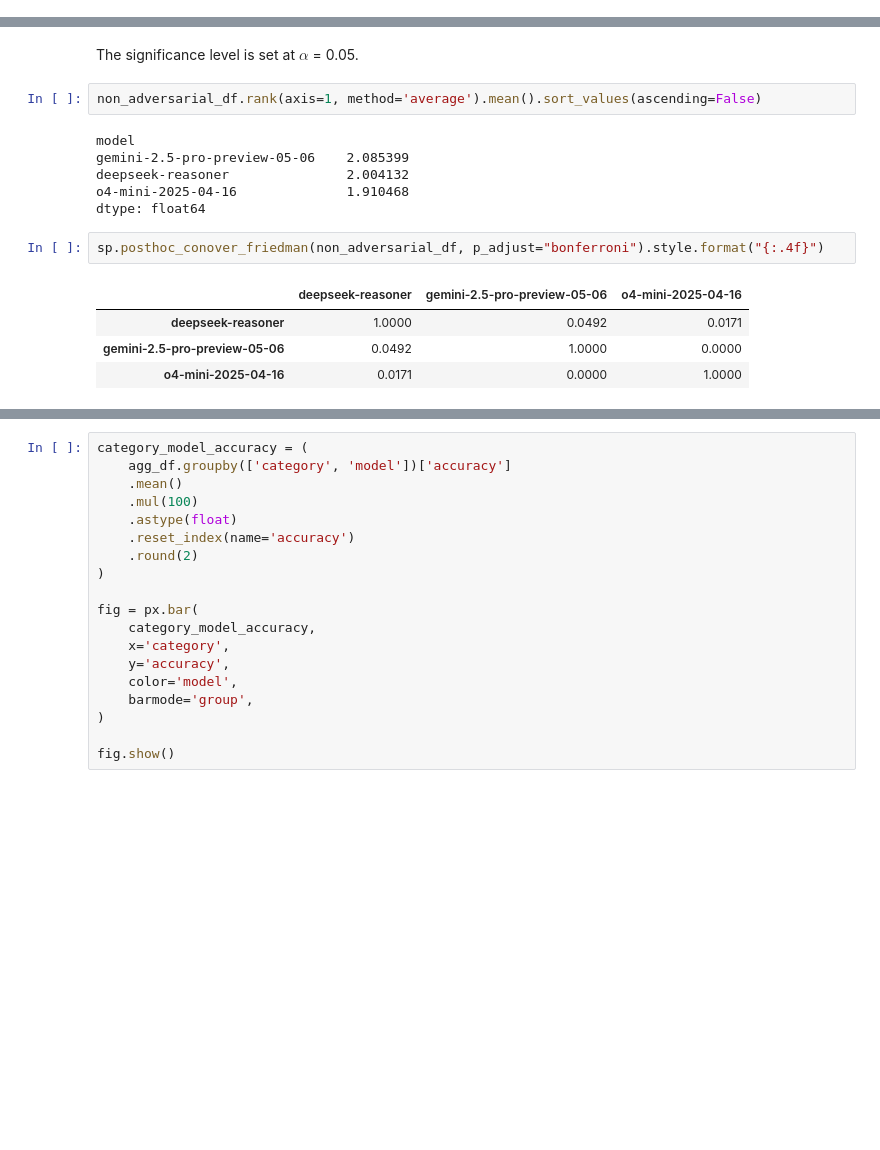
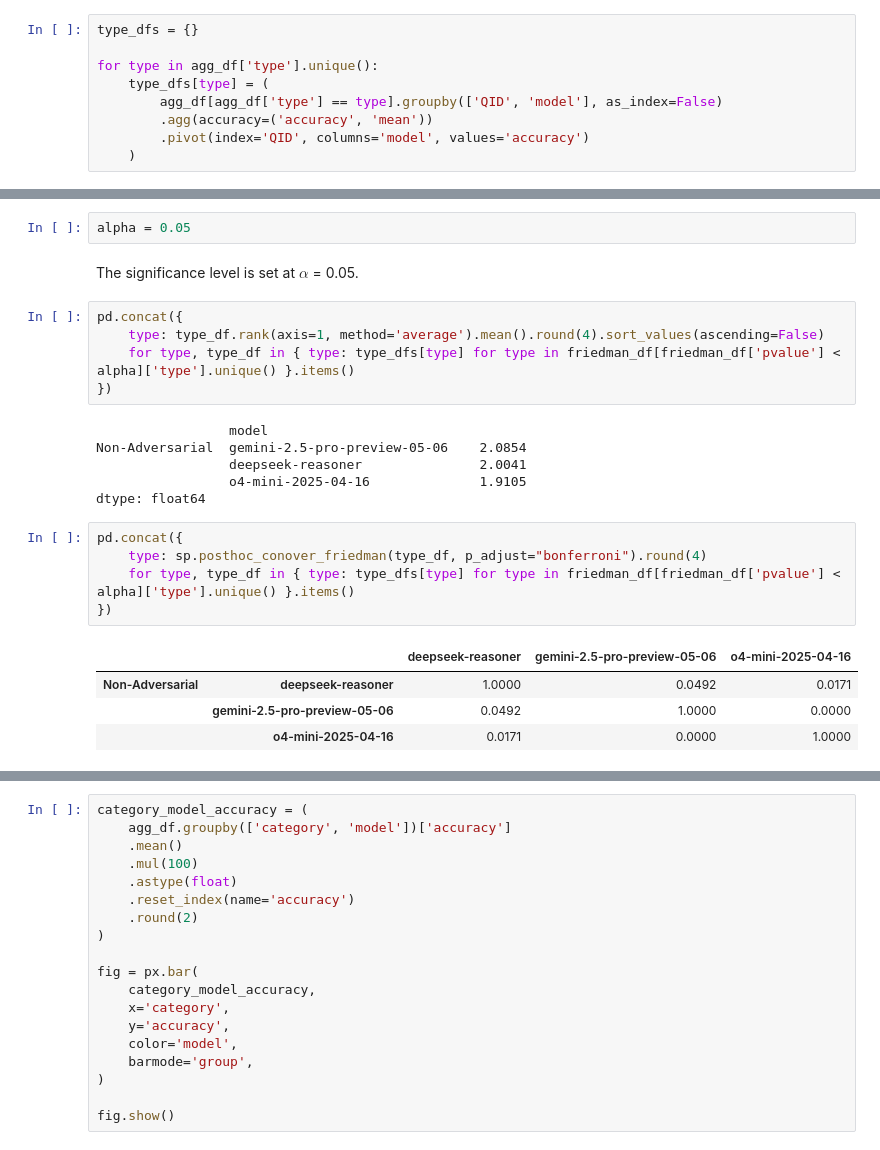
Before and after one commit to Dawsxn/CSMODEL_MCO, a Jupyter notebook: phase_2.ipynb, the cells around one changed output, grey strips where cells are left out. Cells and saved outputs as stored; diff of their text form; blank space fills up the shorter version.

```diff
--- a/phase_2.ipynb
+++ b/phase_2.ipynb
@@ -179,3 +177,12 @@ adversarial_df = (
+# %%
+type_dfs = {}
+
+for type in agg_df['type'].unique():
+    type_dfs[type] = (
+        agg_df[agg_df['type'] == type].groupby(['QID', 'model'], as_index=False)
+        .agg(accuracy=('accuracy', 'mean'))
+        .pivot(index='QID', columns='model', values='accuracy')
+    )
 # %% [markdown]
 $$T = \set{\text{Adversarial, Non-Adversarial}}$$
 $$t \in T$$
@@ -216,20 +242,28 @@ $$m_a \neq m_b$$
 # %% [markdown]
 $$ H_0: \text{There is no significant difference between the accuracy of model $m_a$ and model $m_b$ on questions of type $t'$.} $$
 $$ H_a: \text{There is a significant difference between the accuracy of model $m_a$ and model $m_b$ on questions of type $t'$.} $$
+# %%
+alpha = 0.05
 # %% [markdown]
 The significance level is set at $\alpha$ = 0.05.
-# %%
-non_adversarial_df.rank(axis=1, method='average').mean().sort_values(ascending=False)
-# %% [output]
-model
-gemini-2.5-pro-preview-05-06    2.085399
-deepseek-reasoner               2.004132
-o4-mini-2025-04-16              1.910468
-dtype: float64
-# %%
-sp.posthoc_conover_friedman(non_adversarial_df, p_adjust="bonferroni").style.format("{:.4f}")
-# %% [output]
-|  | deepseek-reasoner | gemini-2.5-pro-preview-05-06 | o4-mini-2025-04-16 |
-| deepseek-reasoner | 1.0000 | 0.0492 | 0.0171 |
-| gemini-2.5-pro-preview-05-06 | 0.0492 | 1.0000 | 0.0000 |
-| o4-mini-2025-04-16 | 0.0171 | 0.0000 | 1.0000 |
+# %%
+pd.concat({
+    type: type_df.rank(axis=1, method='average').mean().round(4).sort_values(ascending=False)
+    for type, type_df in { type: type_dfs[type] for type in friedman_df[friedman_df['pvalue'] < alpha]['type'].unique() }.items()
+})
+# %% [output]
+                 model
+Non-Adversarial  gemini-2.5-pro-preview-05-06    2.0854
+                 deepseek-reasoner               2.0041
+                 o4-mini-2025-04-16              1.9105
+dtype: float64
+# %%
+pd.concat({
+    type: sp.posthoc_conover_friedman(type_df, p_adjust="bonferroni").round(4)
+    for type, type_df in { type: type_dfs[type] for type in friedman_df[friedman_df['pvalue'] < alpha]['type'].unique() }.items()
+})
+# %% [output]
+|  |  | deepseek-reasoner | gemini-2.5-pro-preview-05-06 | o4-mini-2025-04-16 |
+| Non-Adversarial | deepseek-reasoner | 1.0000 | 0.0492 | 0.0171 |
+|  | gemini-2.5-pro-preview-05-06 | 0.0492 | 1.0000 | 0.0000 |
+|  | o4-mini-2025-04-16 | 0.0171 | 0.0000 | 1.0000 |
```
Also changed, not shown: parts of 61 cells of this notebook.
